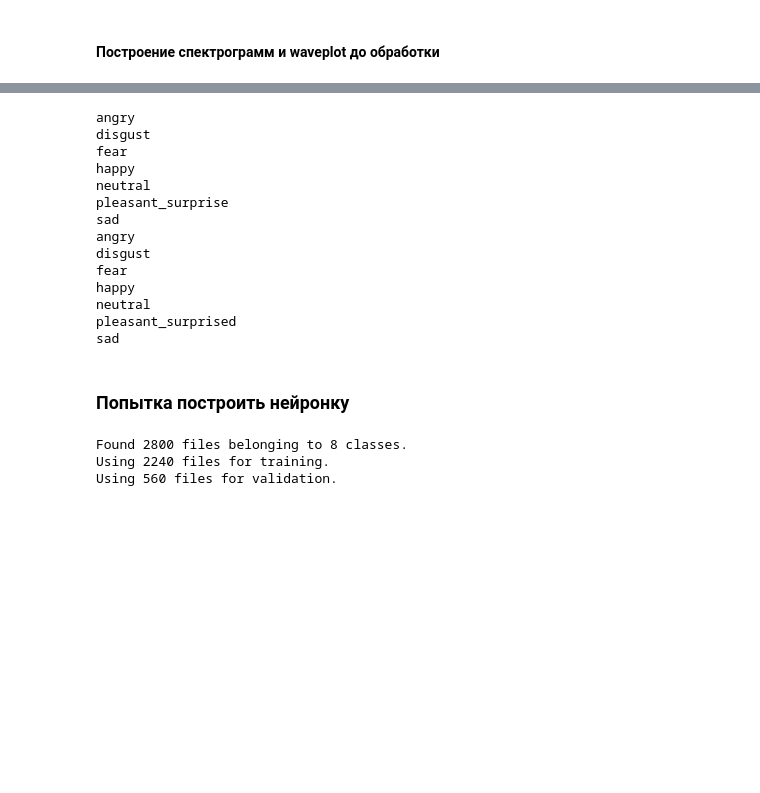
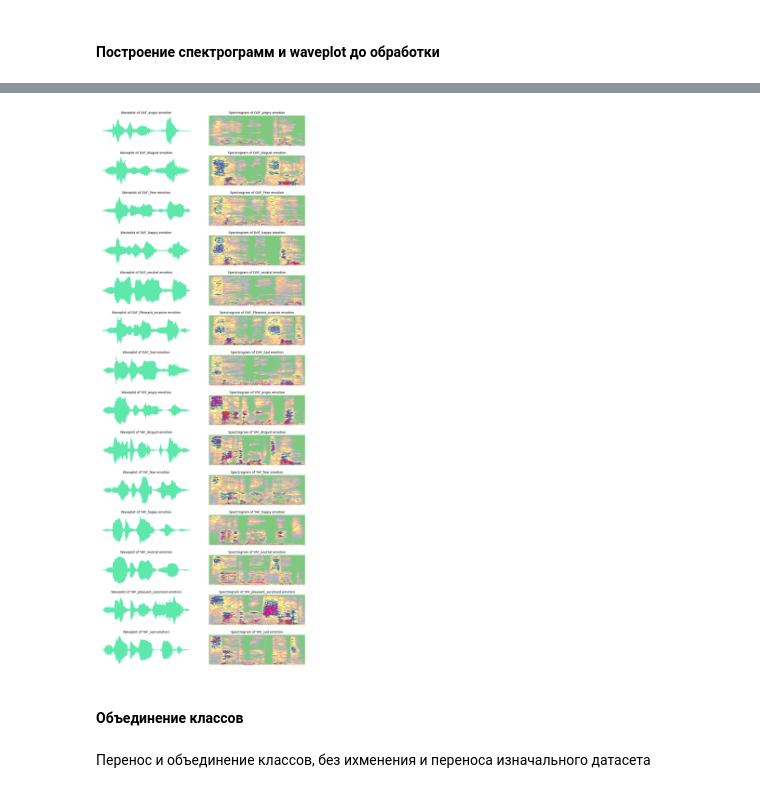
Before and after one commit to egrsid/ml_experiments, a Jupyter notebook: DAILY_WORK/project_audio/project_code.ipynb, the cells around one changed output, grey strips where cells are left out. Cells and saved outputs as stored; diff of their text form; code cells hidden in the pictures; blank space fills up the shorter version.

Commit message:
proceed creating a new project

```diff
--- a/DAILY_WORK/project_audio/project_code.ipynb
+++ b/DAILY_WORK/project_audio/project_code.ipynb
@@ -152,8 +153,6 @@ Pleasant_surprise
 Проанализировав записи, становится понятно, что разница между одинаковыми классами в том, что их произносят разные люди. Соответственно, их можно поместить в один класс в будущем
 # %% [markdown]
 #### Построение спектрограмм и waveplot до обработки
-# %%
-data, sr = librosa.load("C:\projects\Python\ml\DAILY_WORK\project_audio\dataset\OAF_angry\OAF_bath_angry.wav")
 # %%
 def create_waveplot(data, sr, e, ax=None):
     if ax is not None:
@@ -166,23 +165,3 @@ def create_spectrogram(data, sr, e, ax=None, **kwargs):
     if ax is not None:
         plt.title('Spectrogram for audio with {} emotion'.format(e), size=15)
     return librosa.display.specshow(Xdb, sr=sr, x_axis='time', y_axis='hz', ax=ax, cmap='Accent', **kwargs)
-# %%
-fig, axes = plt.subplots(len(data_amount_info), 2)
-fig.set_size_inches(10, 25)
-fig.tight_layout()
-
-for emotion, ax in zip(os.listdir(data_path), axes):
-    emotion_path = os.path.join(data_path, emotion)
-    k = np.random.randint(0, data_amount_info[emotion])
-    for i, file in enumerate(os.listdir(emotion_path)):
-        if i < k: continue  # для того, чтобы взять случайный фрагмент датасета
-        file_path = os.path.join(emotion_path, file)
-        if file.endswith(".wav"):
-            data, sr = librosa.load(file_path)
-            create_waveplot(data, sr, emotion, ax=ax[0])
-            create_spectrogram(data, sr, emotion, ax=ax[1])
-            ax[0].set_title(f'Waveplot of {emotion[4:]} emotion', size=10)
-            ax[0].axis('off')
-            ax[1].axis('off')
-            ax[1].set_title(f'Spectrogram of {emotion[4:]} emotion', size=10)
-            break
@@ -224,17 +167,0 @@ def create_dataset(path_from, path_to):
-# %%
-create_dataset(data_path, "C:\projects\Python\ml\DAILY_WORK\project_audio\dataset_new")
-# %% [output]
-angry
-disgust
-fear
-happy
-neutral
-pleasant_surprise
-sad
-angry
-disgust
-fear
-happy
-neutral
-pleasant_surprised
-sad
@@ -243,2 +167,0 @@ data_path_new = "C:\projects\Python\ml\DAILY_WORK\project_audio\dataset_new"
-# %% [markdown]
-### Попытка построить нейронку
@@ -247,13 +168,22 @@ image_size = (775, 462)
-# %%
-training_set, validation_set = keras.utils.image_dataset_from_directory(
-    directory=data_path_new,
-    batch_size=16,
-    validation_split=0.2,
-    subset='both',
-    seed=42,
-    image_size=image_size
-)
-# %% [output]
-Found 2800 files belonging to 8 classes.
-Using 2240 files for training.
-Using 560 files for validation.
+# %%
+fig, axes = plt.subplots(len(data_amount_info), 2)
+fig.set_size_inches(10, 25)
+fig.tight_layout()
+
+for emotion, ax in zip(os.listdir(data_path), axes):
+    emotion_path = os.path.join(data_path, emotion)
+    file = fr'{emotion_path}\{np.random.choice(os.listdir(emotion_path))}'  # берем случайный файл из датасета по каждой эмоции
+    file_path = os.path.join(emotion_path, file)
+    data, sr = librosa.load(file_path)
+    create_waveplot(data, sr, emotion, ax=ax[0])
+    create_spectrogram(data, sr, emotion, ax=ax[1])
+    ax[0].set_title(f'Waveplot of {emotion} emotion', size=10)
+    ax[0].axis('off')
+    ax[1].axis('off')
+    ax[1].set_title(f'Spectrogram of {emotion} emotion', size=10)
+# %% [output]
+[figure, added]
+# %% [markdown]
+#### Объединение классов
+# %% [markdown]
+Перенос и объединение классов, без ихменения и переноса изначального датасета
```
Also changed, not shown: parts of 88 cells of this notebook.
